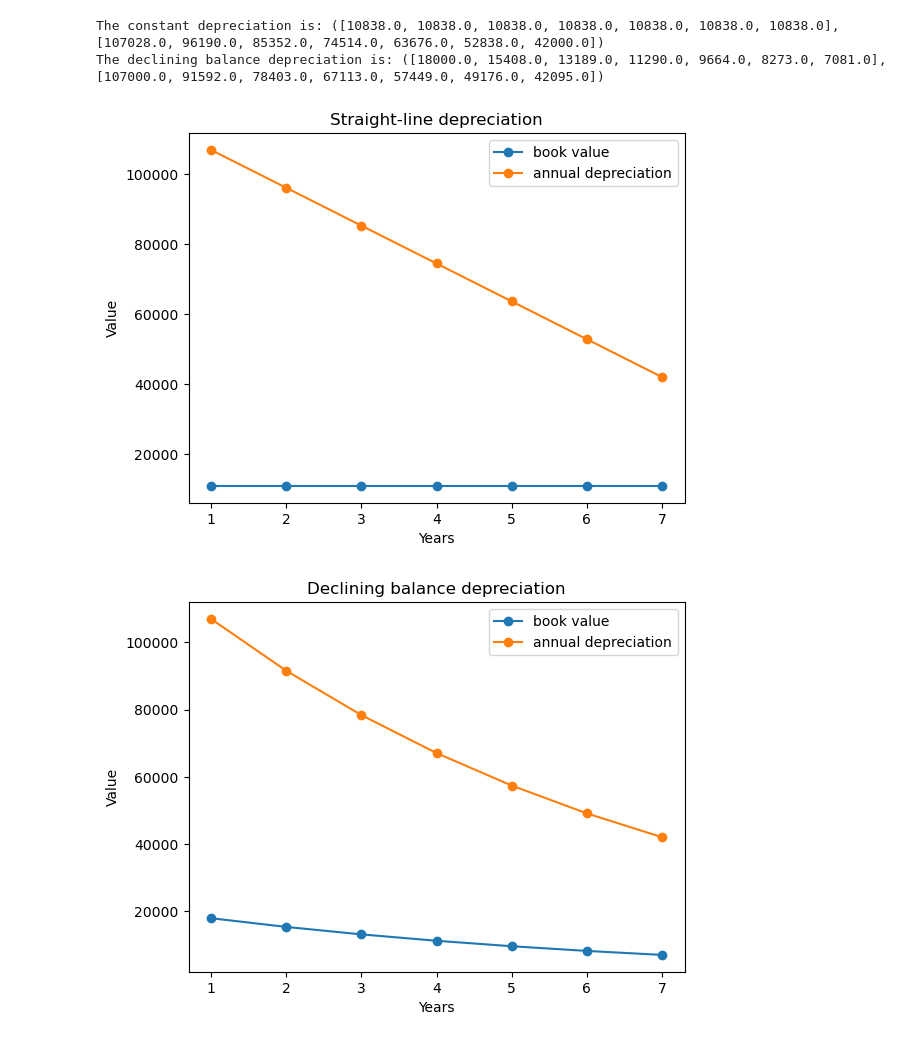
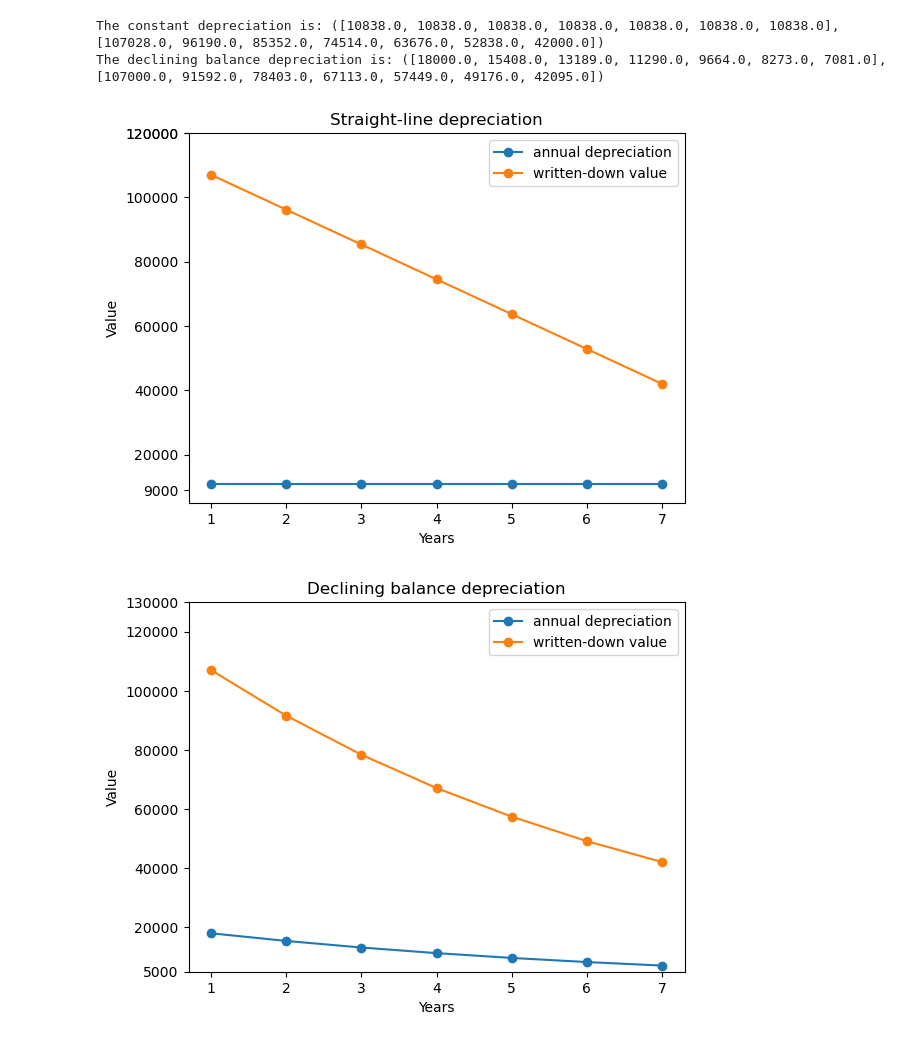
Before and after one commit to CristianColdea/transp_apps, a Jupyter notebook: depreciation.ipynb, the cells around one changed output. Saved outputs shown, nothing was run; the diff lists cells and outputs as text; code cells hidden in the pictures.

```diff
--- a/depreciation.ipynb
+++ b/depreciation.ipynb
@@ -42,24 +42,28 @@ The declining balance depreciation is: ([18000.0, 15408.0, 13189.0, 11290.0, 966
 # %%
 years = [1, 2, 3, 4, 5, 6, 7]
 # %%
-plt.plot(years, line[0], linestyle='-', marker='o', label='book value')
-plt.plot(years, line[1], linestyle='-', marker='o', label='annual depreciation')
+plt.plot(years, line[0], linestyle='-', marker='o', label='annual depreciation')
+plt.plot(years, line[1], linestyle='-', marker='o', label='written-down value')
 plt.title("Straight-line depreciation")
 plt.xlabel("Years")
 plt.ylabel("Value")
+plt.ylim(5000, 120000)
+plt.yticks([9000, 20000, 40000, 60000, 80000, 100000, 120000, 120000])
 plt.legend()
 
 plt.show()
 # %% [output]
-[figure, old version]
+[figure, new version]
 # %%
-plt.plot(years, balance[0], linestyle='-', marker='o', label='book value')
-plt.plot(years, balance[1], linestyle='-', marker='o', label='annual depreciation')
+plt.plot(years, balance[0], linestyle='-', marker='o', label='annual depreciation')
+plt.plot(years, balance[1], linestyle='-', marker='o', label='written-down value')
 plt.title("Declining balance depreciation")
 plt.xlabel("Years")
 plt.ylabel("Value")
+plt.ylim(5000, 130000)
+plt.yticks([5000, 20000, 40000, 60000, 80000, 100000, 120000, 130000])
 plt.legend()
 
 plt.show()
 # %% [output]
-[figure, old version]
+[figure, new version]
```
